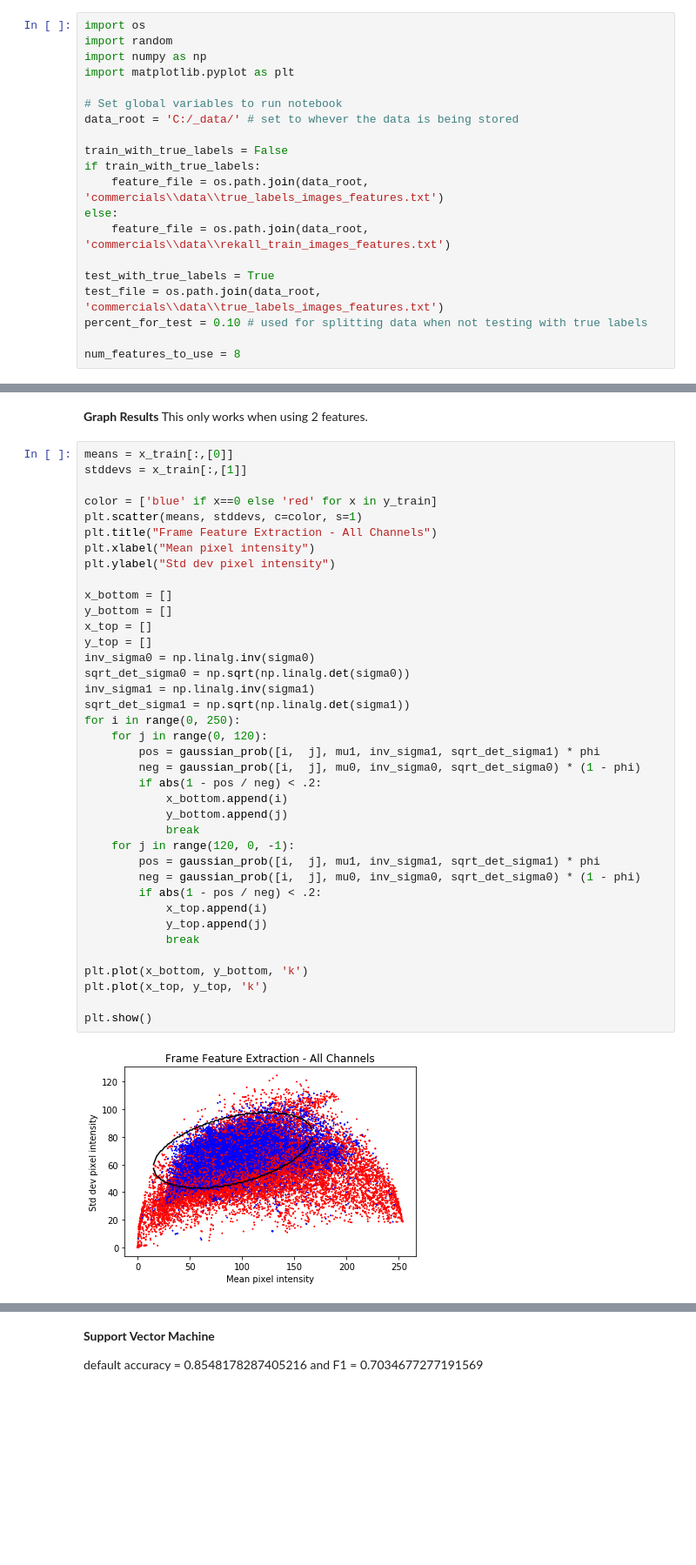
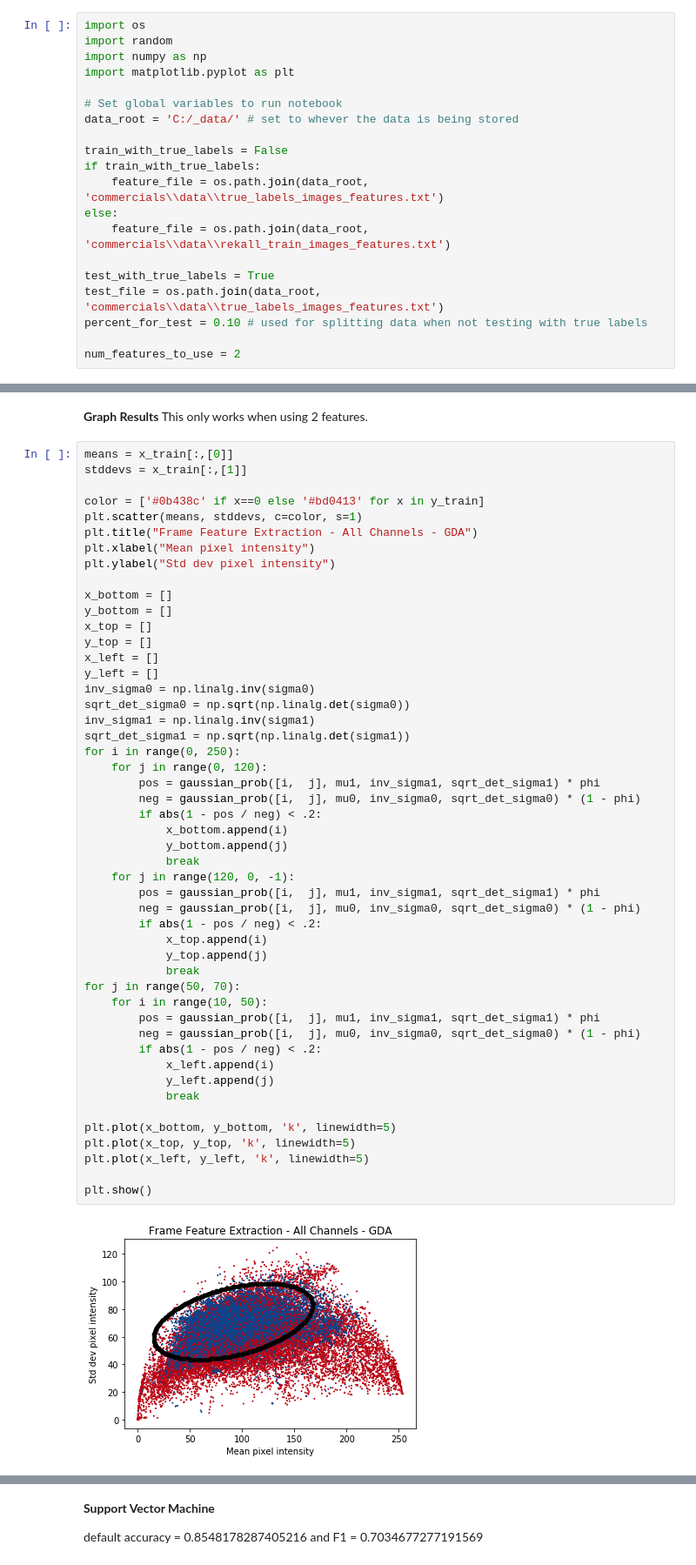
Before and after one commit to mdcramer/cs229-Rekall, a Jupyter notebook: commercial_experiments/GDA and SVM.ipynb, the cells around one changed output, grey strips where cells are left out. Shown at 87% size. Saved outputs shown, nothing was run; the diff lists cells and outputs as text; blank space fills up the shorter version.

```diff
--- a/commercial_experiments/GDA and SVM.ipynb
+++ b/commercial_experiments/GDA and SVM.ipynb
@@ -17,7 +17,7 @@ test_with_true_labels = True
 test_file = os.path.join(data_root, 'commercials\\data\\true_labels_images_features.txt')
 percent_for_test = 0.10 # used for splitting data when not testing with true labels
 
-num_features_to_use = 8
+num_features_to_use = 2
 # %%
 def load_data(filename):
 
@@ -167,39 +167,50 @@ This only works when using 2 features.
 means = x_train[:,[0]]
 stddevs = x_train[:,[1]]
 
-color = ['blue' if x==0 else 'red' for x in y_train]
+color = ['#0b438c' if x==0 else '#bd0413' for x in y_train]
 plt.scatter(means, stddevs, c=color, s=1)
-plt.title("Frame Feature Extraction - All Channels")
+plt.title("Frame Feature Extraction - All Channels - GDA")
 plt.xlabel("Mean pixel intensity")
 plt.ylabel("Std dev pixel intensity")
 
 x_bottom = []
 y_bottom = []
 x_top = []
 y_top = []
+x_left = []
+y_left = []
 inv_sigma0 = np.linalg.inv(sigma0)
 sqrt_det_sigma0 = np.sqrt(np.linalg.det(sigma0))
 inv_sigma1 = np.linalg.inv(sigma1)
 sqrt_det_sigma1 = np.sqrt(np.linalg.det(sigma1))
 for i in range(0, 250):
     for j in range(0, 120):
         pos = gaussian_prob([i,  j], mu1, inv_sigma1, sqrt_det_sigma1) * phi
         neg = gaussian_prob([i,  j], mu0, inv_sigma0, sqrt_det_sigma0) * (1 - phi)
         if abs(1 - pos / neg) < .2:
             x_bottom.append(i)
             y_bottom.append(j)
             break
     for j in range(120, 0, -1):
         pos = gaussian_prob([i,  j], mu1, inv_sigma1, sqrt_det_sigma1) * phi
         neg = gaussian_prob([i,  j], mu0, inv_sigma0, sqrt_det_sigma0) * (1 - phi)
         if abs(1 - pos / neg) < .2:
             x_top.append(i)
             y_top.append(j)
             break
+for j in range(50, 70):
+    for i in range(10, 50):
+        pos = gaussian_prob([i,  j], mu1, inv_sigma1, sqrt_det_sigma1) * phi
+        neg = gaussian_prob([i,  j], mu0, inv_sigma0, sqrt_det_sigma0) * (1 - phi)
+        if abs(1 - pos / neg) < .2:
+            x_left.append(i)
+            y_left.append(j)
+            break
 
-plt.plot(x_bottom, y_bottom, 'k')
-plt.plot(x_top, y_top, 'k')
+plt.plot(x_bottom, y_bottom, 'k', linewidth=5)
+plt.plot(x_top, y_top, 'k', linewidth=5)
+plt.plot(x_left, y_left, 'k', linewidth=5)
 
 plt.show()
 # %% [output]
-[figure, old version]
+[figure, new version]
```
Also changed, not shown: parts of 19 cells of this notebook.
